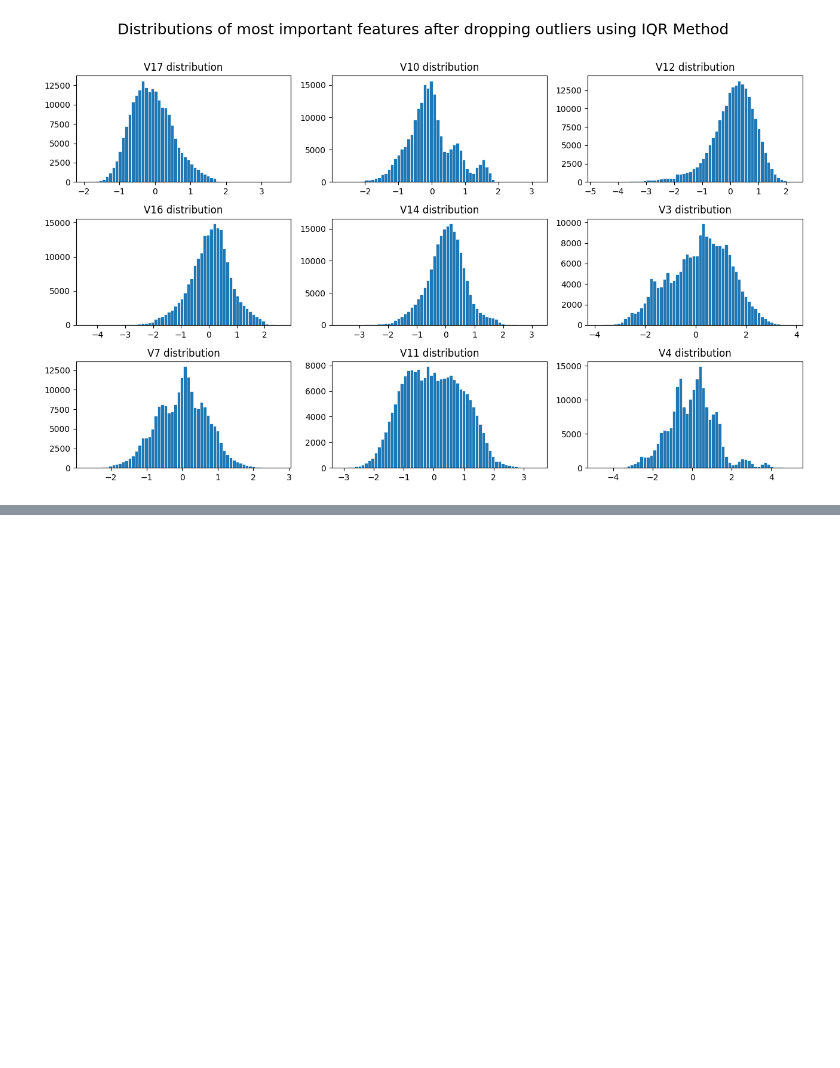
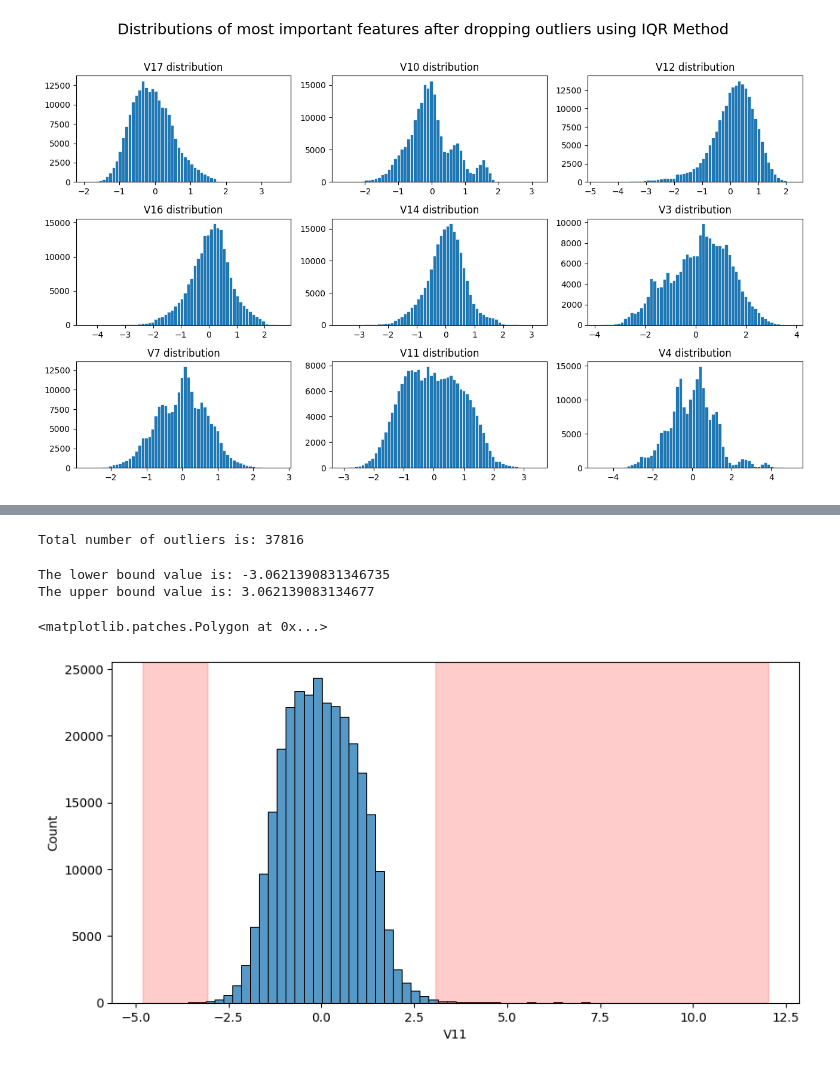
Before and after one commit to bhargav-borah/forked-practice-notebooks, a Jupyter notebook: outlier-detection-methods/outlier-detection-study.ipynb, the cells around one changed output, grey strips where cells are left out. Drawn from its saved outputs; the diff is of its cells as text; code cells hidden in the pictures; blank space fills up the shorter version.

```diff
--- a/outlier-detection-methods/outlier-detection-study.ipynb
+++ b/outlier-detection-methods/outlier-detection-study.ipynb
@@ -192,0 +206,68 @@ plt.tight_layout()
+# %%
+from collections import Counter
+
+def std_method(df, n, features):
+    """
+    Detects outliers in a given DataFrame using the standard deviation method,
+    and returns indices of rows with multiple outliers.
+
+    Args:
+        df (pandas.DataFrame): The DataFrame containing the data to be analyzed.
+
+        n (int): The minimum number of frequencies for which an outlier must occur
+                 for a row to be considered a 'multiple outlier' and included in the output.
+
+        features (list): A list of column names (features) in the DataFrame for which to check for outliers.
+
+    Returns:
+        multiple_outliers (list): A list of row indices that have more than 'n' outliers across the given features.
+
+    Notes:
+        - This function assumes that the features in the DataFrame are numerical.
+        - The outliers are identified by using a 3-sigma (standard deviation) rule.
+        - Rows with multiple outliers across different feature will be flagged
+          if the number of outliers exceeds the threshold 'n'.
+    """
+    outlier_indices = []
+
+    for feature in features:
+        mean = df[feature].mean()
+        std = df[feature].std()
+
+        cut_off = std * 3
+
+        outlier_list_column = df[(df[feature] < mean - cut_off) | (df[feature] > mean + cut_off)].index
+        outlier_indices.extend(outlier_list_column)
+
+    # Count the occurrences of each index
+    outlier_indices = Counter(outlier_indices)
+    multiple_outliers = list(k for k, v in outlier_indices.items() if v > n)
+
+    # Count total outliers across all features
+    total_outliers = len([i for i, count in outlier_indices.items() if count > 0])
+
+    print(f'Total number of outliers is: {total_outliers}')
+
+    return multiple_outliers
+
+outliers_stdev = std_method(df, 1, features)
+df_out_2 = df.drop(outliers_stdev, axis=0).reset_index(drop=True)
+# %% [output]
+Total number of outliers is: 37816
+# %%
+data_mean, data_std = df['V11'].mean(), df['V11'].std()
+cut_off = data_std * 3
+lower, upper = data_mean - cut_off, data_mean + cut_off
+
+print('The lower bound value is:', data_mean - cut_off)
+print('The upper bound value is:', data_mean + cut_off)
+
+plt.figure(figsize = (10,5))
+sns.histplot(x = 'V11', data=df, bins=70)
+plt.axvspan(xmin = lower,xmax= df.V11.min(),alpha=0.2, color='red')
+plt.axvspan(xmin = upper,xmax= df.V11.max(),alpha=0.2, color='red')
+# %% [output]
+The lower bound value is: -3.0621390831346735
+The upper bound value is: 3.062139083134677
+<matplotlib.patches.Polygon at 0x...>
+[figure, added]
```
Also changed, not shown: parts of 3 cells of this notebook.
